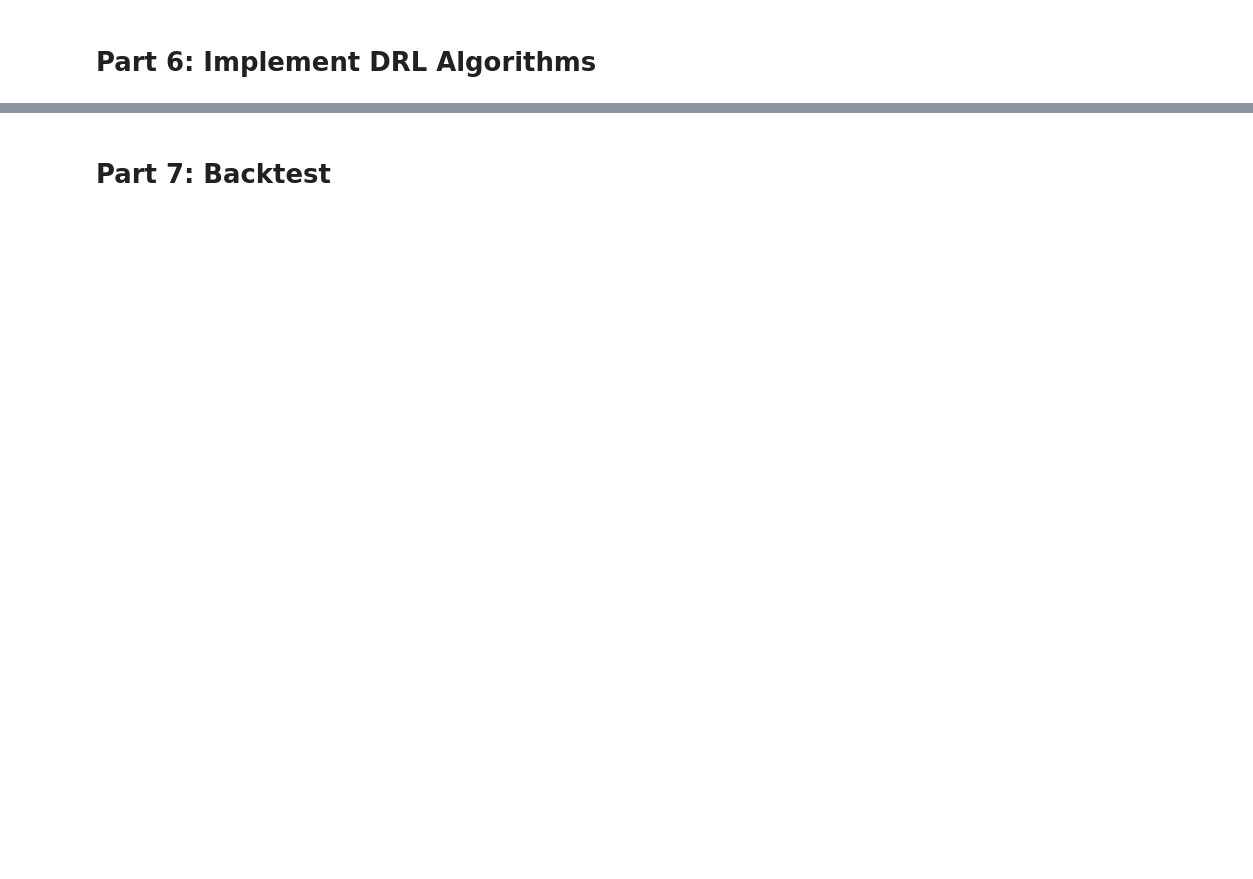
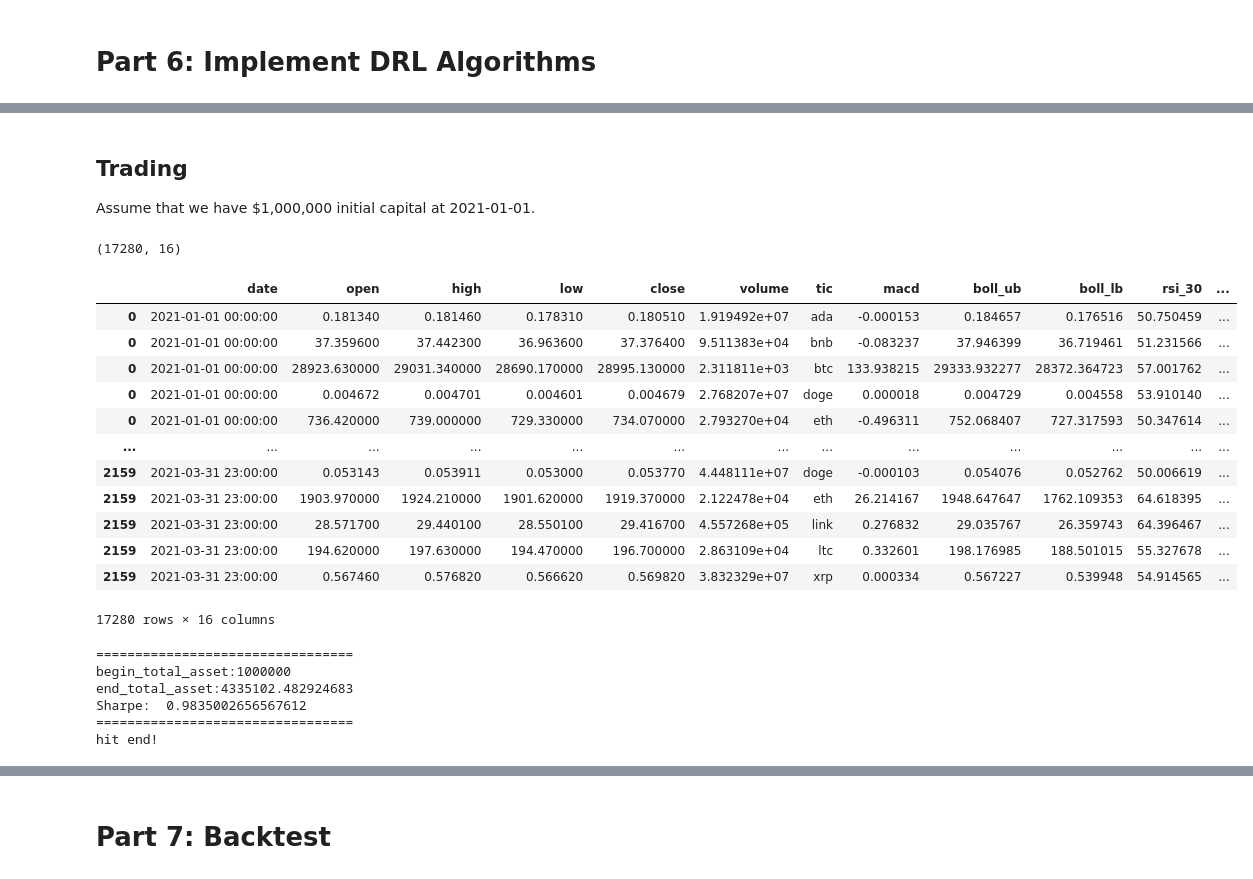
Before and after one commit to Toroi01/TradingRLBot, a Jupyter notebook: main.ipynb, the cells around one changed output, grey strips where cells are left out. Drawn from its saved outputs; the diff is of its cells as text; code cells hidden in the pictures; blank space fills up the shorter version.

```diff
--- a/main.ipynb
+++ b/main.ipynb
@@ -106,0 +120,18 @@ df
+# %%
+# add covariance matrix as states
+df=df.sort_values(['date','tic'],ignore_index=True)
+df.index = df.date.factorize()[0]
+
+cov_list = []
+# look back is one year
+lookback=252
+for i in range(lookback,len(df.index.unique())):
+  data_lookback = df.loc[i-lookback:i,:]
+  price_lookback=data_lookback.pivot_table(index = 'date',columns = 'tic', values = 'close')
+  return_lookback = price_lookback.pct_change().dropna()
+  covs = return_lookback.cov().values
+  cov_list.append(covs)
+
+df_cov = pd.DataFrame({'date':df.date.unique()[lookback:],'cov_list':cov_list})
+df = df.merge(df_cov, on='date')
+df = df.sort_values(['date','tic']).reset_index(drop=True)
@@ -137,0 +227,36 @@ The action space describes the allowed actions that the agent interacts with the
+# %% [markdown]
+## Trading
+Assume that we have $1,000,000 initial capital at 2021-01-01.
+# %%
+trade = data_split(df,'2021-01-01', config.END_DATE)
+e_trade_gym = StockPortfolioEnv(df = trade, **env_kwargs)
+# %%
+trade.shape
+# %% [output]
+(17280, 16)
+# %%
+trade
+# %% [output]
+|  | date | open | high | low | close | volume | tic | macd | boll_ub | boll_lb | rsi_30 | ... |
+| 0 | 2021-01-01 00:00:00 | 0.181340 | 0.181460 | 0.178310 | 0.180510 | 1.919492e+07 | ada | -0.000153 | 0.184657 | 0.176516 | 50.750459 | ... |
+| 0 | 2021-01-01 00:00:00 | 37.359600 | 37.442300 | 36.963600 | 37.376400 | 9.511383e+04 | bnb | -0.083237 | 37.946399 | 36.719461 | 51.231566 | ... |
+| 0 | 2021-01-01 00:00:00 | 28923.630000 | 29031.340000 | 28690.170000 | 28995.130000 | 2.311811e+03 | btc | 133.938215 | 29333.932277 | 28372.364723 | 57.001762 | ... |
+| 0 | 2021-01-01 00:00:00 | 0.004672 | 0.004701 | 0.004601 | 0.004679 | 2.768207e+07 | doge | 0.000018 | 0.004729 | 0.004558 | 53.910140 | ... |
+| 0 | 2021-01-01 00:00:00 | 736.420000 | 739.000000 | 729.330000 | 734.070000 | 2.793270e+04 | eth | -0.496311 | 752.068407 | 727.317593 | 50.347614 | ... |
+| ... | ... | ... | ... | ... | ... | ... | ... | ... | ... | ... | ... | ... |
+| 2159 | 2021-03-31 23:00:00 | 0.053143 | 0.053911 | 0.053000 | 0.053770 | 4.448111e+07 | doge | -0.000103 | 0.054076 | 0.052762 | 50.006619 | ... |
+| 2159 | 2021-03-31 23:00:00 | 1903.970000 | 1924.210000 | 1901.620000 | 1919.370000 | 2.122478e+04 | eth | 26.214167 | 1948.647647 | 1762.109353 | 64.618395 | ... |
+| 2159 | 2021-03-31 23:00:00 | 28.571700 | 29.440100 | 28.550100 | 29.416700 | 4.557268e+05 | link | 0.276832 | 29.035767 | 26.359743 | 64.396467 | ... |
+| 2159 | 2021-03-31 23:00:00 | 194.620000 | 197.630000 | 194.470000 | 196.700000 | 2.863109e+04 | ltc | 0.332601 | 198.176985 | 188.501015 | 55.327678 | ... |
+| 2159 | 2021-03-31 23:00:00 | 0.567460 | 0.576820 | 0.566620 | 0.569820 | 3.832329e+07 | xrp | 0.000334 | 0.567227 | 0.539948 | 54.914565 | ... |
+17280 rows × 16 columns
+# %%
+df_daily_return, df_actions = DRLAgent.DRL_prediction(model=trained_a2c,
+                        environment = e_trade_gym)
+# %% [output]
+=================================
+begin_total_asset:1000000
+end_total_asset:4335102.482924683
+Sharpe:  0.9835002656567612
+=================================
+hit end!
```
Also changed, not shown: parts of 28 cells of this notebook, 10 other files.
